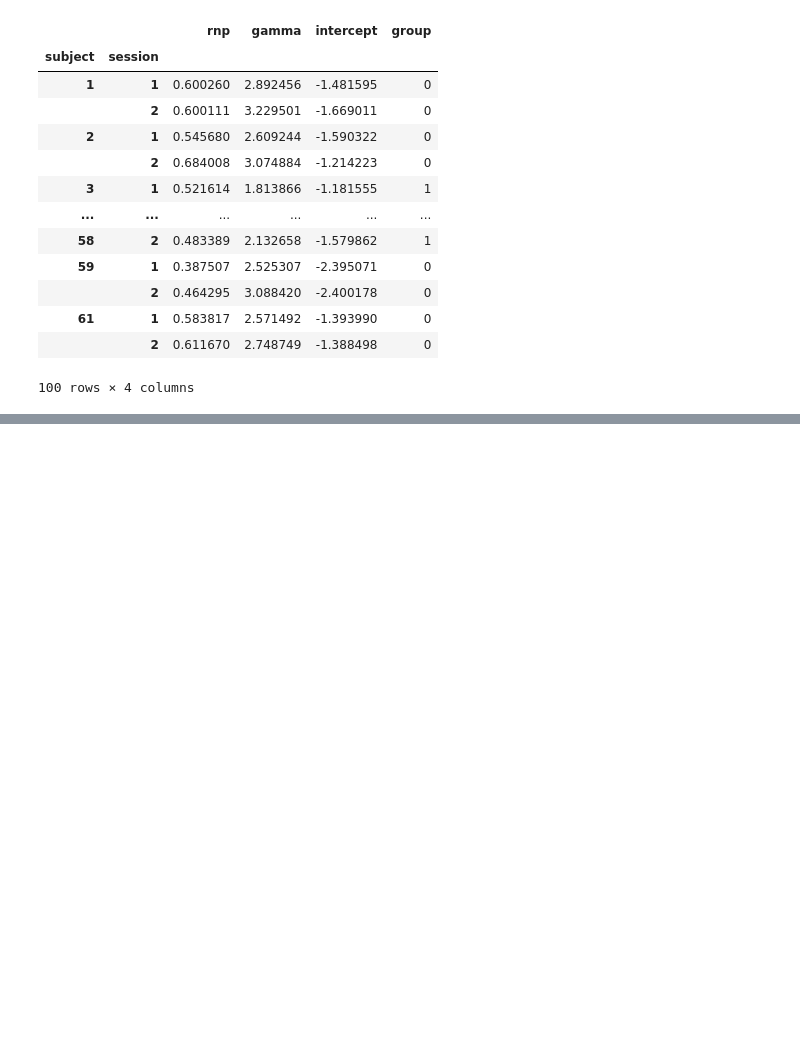
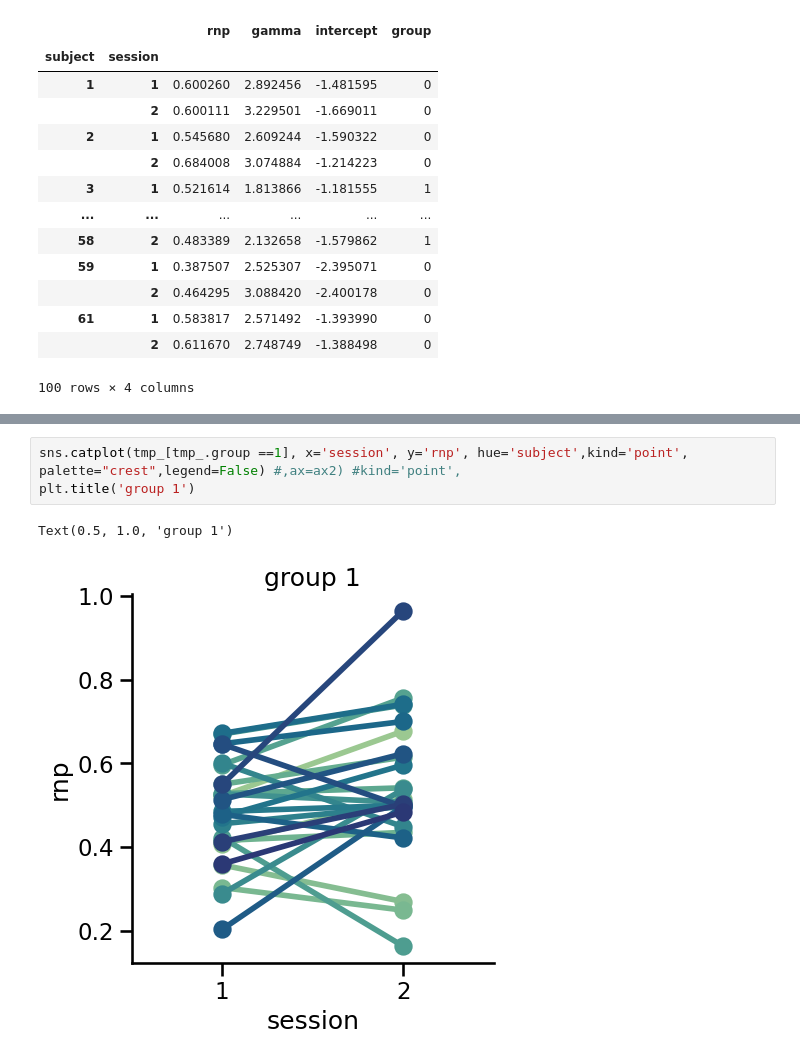
Before and after one commit to Gilles86/stress_risk, a Jupyter notebook: stress_risk/behavior/probit-mode_fit&postPlot.ipynb, the cells around one changed output, grey strips where cells are left out. Cells and saved outputs as stored; diff of their text form; blank space fills up the shorter version.

```diff
--- a/stress_risk/behavior/probit-mode_fit&postPlot.ipynb
+++ b/stress_risk/behavior/probit-mode_fit&postPlot.ipynb
@@ -333,0 +330,6 @@ tmp
+# %%
+sns.catplot(tmp_[tmp_.group ==1], x='session', y='rnp', hue='subject',kind='point', palette="crest",legend=False) #,ax=ax2) #kind='point',
+plt.title('group 1')
+# %% [output]
+Text(0.5, 1.0, 'group 1')
+[figure, added]
```
Also changed, not shown: parts of 4 cells of this notebook, 7 other files.
